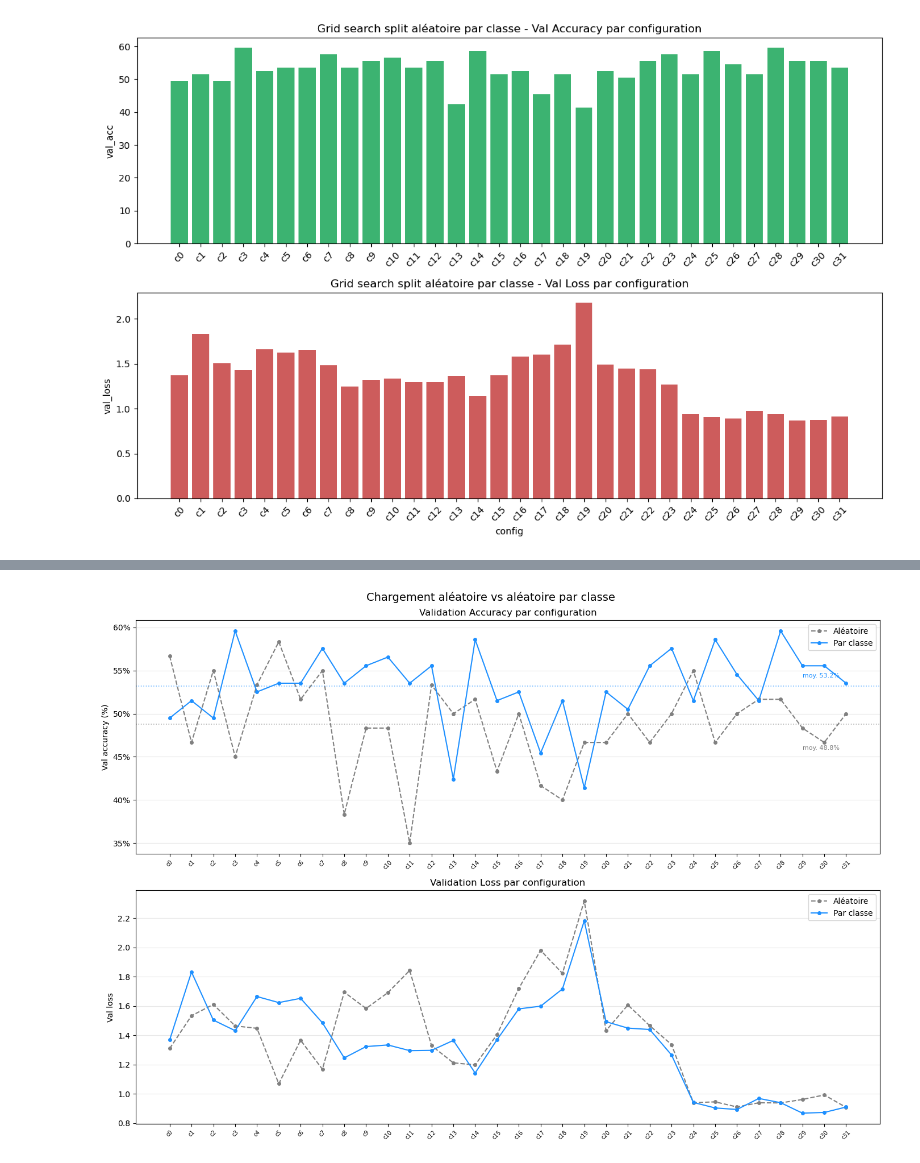
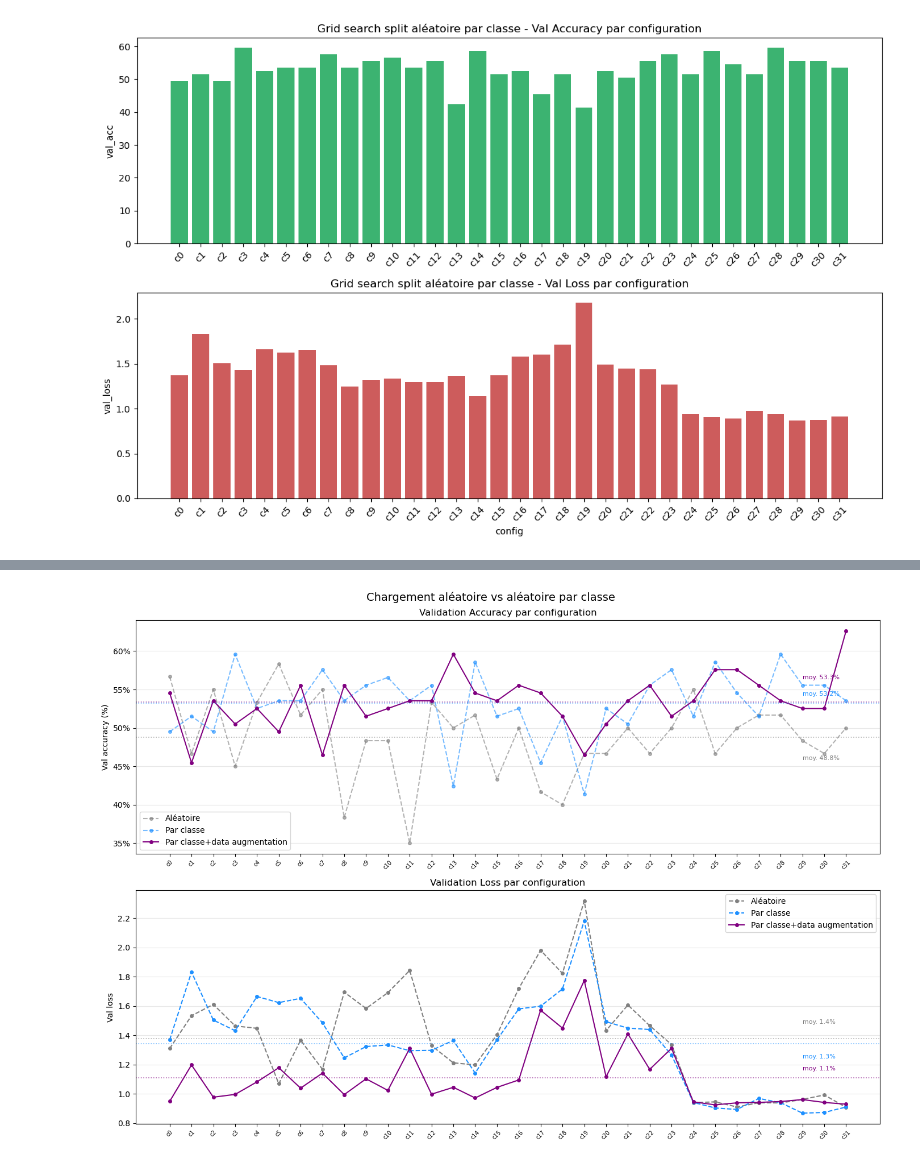
Before and after one commit to tinyhurricaneclarity/projet-deep-learning-m1, a Jupyter notebook: resnet18/src/resnet18_RGB/results/visualisation_grid.ipynb, the cells around one changed output, grey strips where cells are left out. Drawn from its saved outputs; the diff is of its cells as text; code cells hidden in the pictures.

Commit message:
visualisation des résultats

```diff
--- a/resnet18/src/resnet18_RGB/results/visualisation_grid.ipynb
+++ b/resnet18/src/resnet18_RGB/results/visualisation_grid.ipynb
@@ -10,6 +10,7 @@ import matplotlib.ticker as mticker
 
 grid_classique = pd.read_csv("/autofs/unityaccount/cremi/leanguye/projet-deep-learning-m1/resnet18/src/resnet18_RGB/results/grid_search_results.csv")
 grid_par_classe = pd.read_csv("/autofs/unityaccount/cremi/leanguye/projet-deep-learning-m1/resnet18/src/resnet18_RGB/results/grid_search_results_par_classe.csv")
+grid_par_classe_aug = pd.read_csv("/autofs/unityaccount/cremi/leanguye/projet-deep-learning-m1/resnet18/src/resnet18_RGB/results/grid_search_results_par_classe_data_augmentation.csv")
 # %%
 #pour sélectionner la colonne config
 print(grid_classique['config'])
@@ -93,41 +118,56 @@ fig, axes = plt.subplots(2, 1, figsize=(14, 10))
 fig.suptitle("Chargement aléatoire vs aléatoire par classe", fontsize=14)
 
 ax1 = axes[0]
-ax1.plot(labels, grid_classique["val_acc"], color="grey", linestyle="--", marker="o", markersize=4, label="Aléatoire")
-ax1.plot(labels, grid_par_classe["val_acc"],  color="dodgerblue", linestyle="-",  marker="o", markersize=4, label="Par classe")
+ax1.plot(labels, grid_classique["val_acc"], color="grey", linestyle="--", marker="o", markersize=4, label="Aléatoire", alpha = 0.6)
+ax1.plot(labels, grid_par_classe["val_acc"],  color="dodgerblue", linestyle="--",  marker="o", markersize=4, label="Par classe", alpha = 0.6)
+ax1.plot(labels, grid_par_classe_aug["val_acc"],  color="purple", linestyle="-",  marker="o", markersize=4, label="Par classe+data augmentation")
 ax1.axhline(grid_classique["val_acc"].mean(), color="grey", linestyle=":", alpha=0.6, linewidth=1.2) #alpha controle la transparence
 ax1.axhline(grid_par_classe["val_acc"].mean(),  color="dodgerblue", linestyle=":", alpha=0.6, linewidth=1.2)
+ax1.axhline(grid_par_classe_aug["val_acc"].mean(),  color="purple", linestyle=":", alpha=0.6, linewidth=1.2)
 ax1.set_ylabel("Val accuracy (%)")
 ax1.set_title("Validation Accuracy par configuration")
 ax1.legend()
 ax1.set_xticks(range(len(labels)))
 ax1.set_xticklabels(labels, rotation=45, fontsize=7)
 ax1.yaxis.set_major_formatter(mticker.FormatStrFormatter("%.0f%%"))
 ax1.grid(axis="y", alpha=0.3)
 
 # Annotations moyennes
 ax1.annotate(f"moy. {grid_classique['val_acc'].mean():.1f}%", xy=(31, grid_classique["val_acc"].mean()),
              xytext=(29, grid_classique["val_acc"].mean() - 3), color="grey", fontsize=8)
 ax1.annotate(f"moy. {grid_par_classe['val_acc'].mean():.1f}%", xy=(31, grid_par_classe["val_acc"].mean()),
              xytext=(29, grid_par_classe["val_acc"].mean() + 1), color="dodgerblue", fontsize=8)
+ax1.annotate(f"moy. {grid_par_classe_aug['val_acc'].mean():.1f}%", xy=(31, grid_par_classe_aug["val_acc"].mean()), #défini les coordonnées du graphique
+             xytext=(29, grid_par_classe_aug["val_acc"].mean() + 3), color="purple", fontsize=8) #défini les coordonnées précises du graphique ou doit s'afficher le texte
 
 # --- Figure 2 : val_loss comparaison ---
 ax2 = axes[1]
 ax2.plot(labels, grid_classique["val_loss"], color="grey", linestyle="--", marker="o", markersize=4, label="Aléatoire")
-ax2.plot(labels, grid_par_classe["val_loss"],  color="dodgerblue", linestyle="-",  marker="o", markersize=4, label="Par classe")
+ax2.plot(labels, grid_par_classe["val_loss"],  color="dodgerblue", linestyle="--",  marker="o", markersize=4, label="Par classe")
+ax2.plot(labels, grid_par_classe_aug["val_loss"],  color="purple", linestyle="-",  marker="o", markersize=4, label="Par classe+data augmentation")
+ax2.axhline(grid_classique["val_loss"].mean(), color="grey", linestyle=":", alpha=0.6, linewidth=1.2) #alpha controle la transparence
+ax2.axhline(grid_par_classe["val_loss"].mean(),  color="dodgerblue", linestyle=":", alpha=0.6, linewidth=1.2)
+ax2.axhline(grid_par_classe_aug["val_loss"].mean(),  color="purple", linestyle=":", alpha=0.6, linewidth=1.2)
 ax2.set_ylabel("Val loss")
 ax2.set_title("Validation Loss par configuration")
 ax2.legend()
 ax2.set_xticks(range(len(labels)))
 ax2.set_xticklabels(labels, rotation=45, fontsize=7)
 ax2.grid(axis="y", alpha=0.3)
 
+# Annotations moyennes
+ax2.annotate(f"moy. {grid_classique['val_loss'].mean():.1f}%", xy=(31, grid_classique["val_loss"].mean()),
+             xytext=(29, grid_classique["val_loss"].mean() + 0.1), color="grey", fontsize=8)
+ax2.annotate(f"moy. {grid_par_classe['val_loss'].mean():.1f}%", xy=(31, grid_par_classe["val_loss"].mean()),
+             xytext=(29, grid_par_classe["val_loss"].mean() - 0.1 ), color="dodgerblue", fontsize=8)
+ax2.annotate(f"moy. {grid_par_classe_aug['val_loss'].mean():.1f}%", xy=(31, grid_par_classe_aug["val_loss"].mean()), #défini les coordonnées du graphique
+             xytext=(29, grid_par_classe_aug["val_loss"].mean() + 0.05), color="purple", fontsize=8) #défini les coordonnées précises du graphique ou doit s'afficher le texte
 
 
 plt.tight_layout()
 plt.savefig("comparison_val_metrics.png", dpi=150, bbox_inches="tight")
 plt.show()
 # %% [output]
-[figure, old version]
+[figure, new version]
 # %%
 summary = pd.DataFrame({
```
Also changed, not shown: parts of 4 cells of this notebook, 1 other file.
